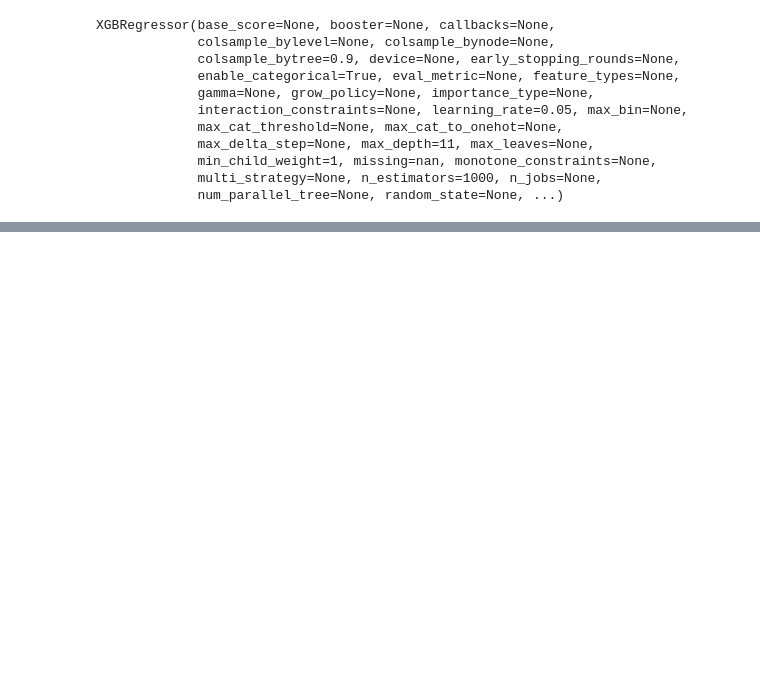
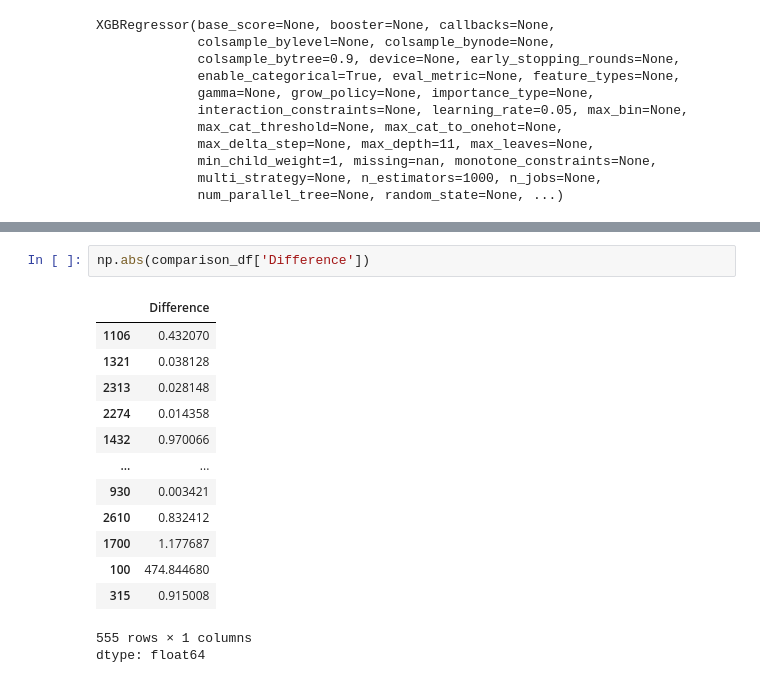
Before and after one commit to shamin2021/BIS_Medical_Insuarance_Cost_Analysis, a Jupyter notebook: Analysis_notebook.ipynb, the cells around one changed output, grey strips where cells are left out. Cells and saved outputs as stored; diff of their text form; blank space fills up the shorter version.

```diff
--- a/Analysis_notebook.ipynb
+++ b/Analysis_notebook.ipynb
@@ -514,0 +543,17 @@ XGBRegressor(base_score=None, booster=None, callbacks=None,
+# %%
+np.abs(comparison_df['Difference'])
+# %% [output]
+|  | Difference |
+| 1106 | 0.432070 |
+| 1321 | 0.038128 |
+| 2313 | 0.028148 |
+| 2274 | 0.014358 |
+| 1432 | 0.970066 |
+| ... | ... |
+| 930 | 0.003421 |
+| 2610 | 0.832412 |
+| 1700 | 1.177687 |
+| 100 | 474.844680 |
+| 315 | 0.915008 |
+555 rows × 1 columns
+dtype: float64
```
Also changed, not shown: parts of 4 cells of this notebook.
